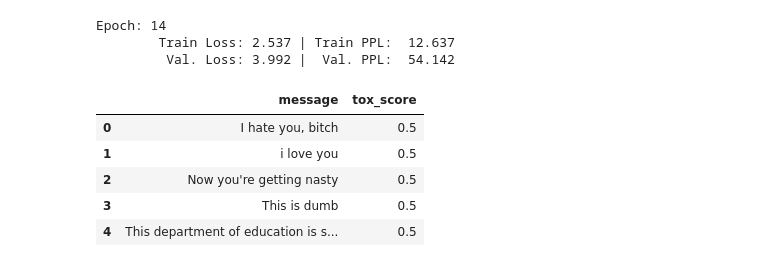
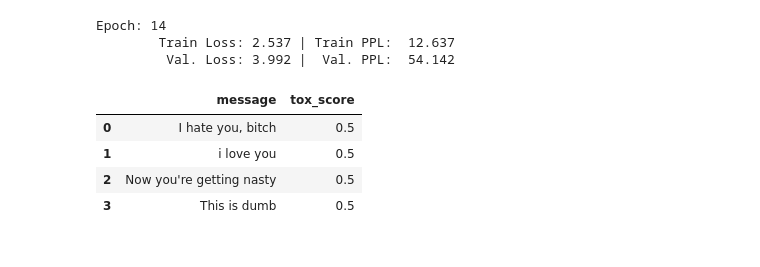
Before and after one commit to cutefluffyfox/text-detoxification, a Jupyter notebook: notebooks/ModelExploration.ipynb, the cells around one changed output. Cells and saved outputs as stored; diff of their text form; code cells hidden in the pictures.

```diff
--- a/notebooks/ModelExploration.ipynb
+++ b/notebooks/ModelExploration.ipynb
@@ -734,15 +665,14 @@ def inference(model, text: pd.DataFrame, vocab, max_size: int):
 # %%
 text_df = pd.DataFrame(columns=['message', 'tox_score'])
-text_df.message = ['I hate you, bitch', 'i love you', "Now you're getting nasty", 'This is dumb', 'This department of education is so fucking bad. I hate them, they are all devils who just suck cocks.']
+text_df.message = ['I hate you, bitch', 'i love you', "Now you're getting nasty", 'This is dumb']
 text_df.tox_score = 0.5
 
 
 text_df
 # %% [output]
 |  | message | tox_score |
 | 0 | I hate you, bitch | 0.5 |
 | 1 | i love you | 0.5 |
 | 2 | Now you're getting nasty | 0.5 |
 | 3 | This is dumb | 0.5 |
-| 4 | This department of education is s... | 0.5 |
 # %%
```
Also changed, not shown: parts of 21 cells of this notebook, 2 other files.
